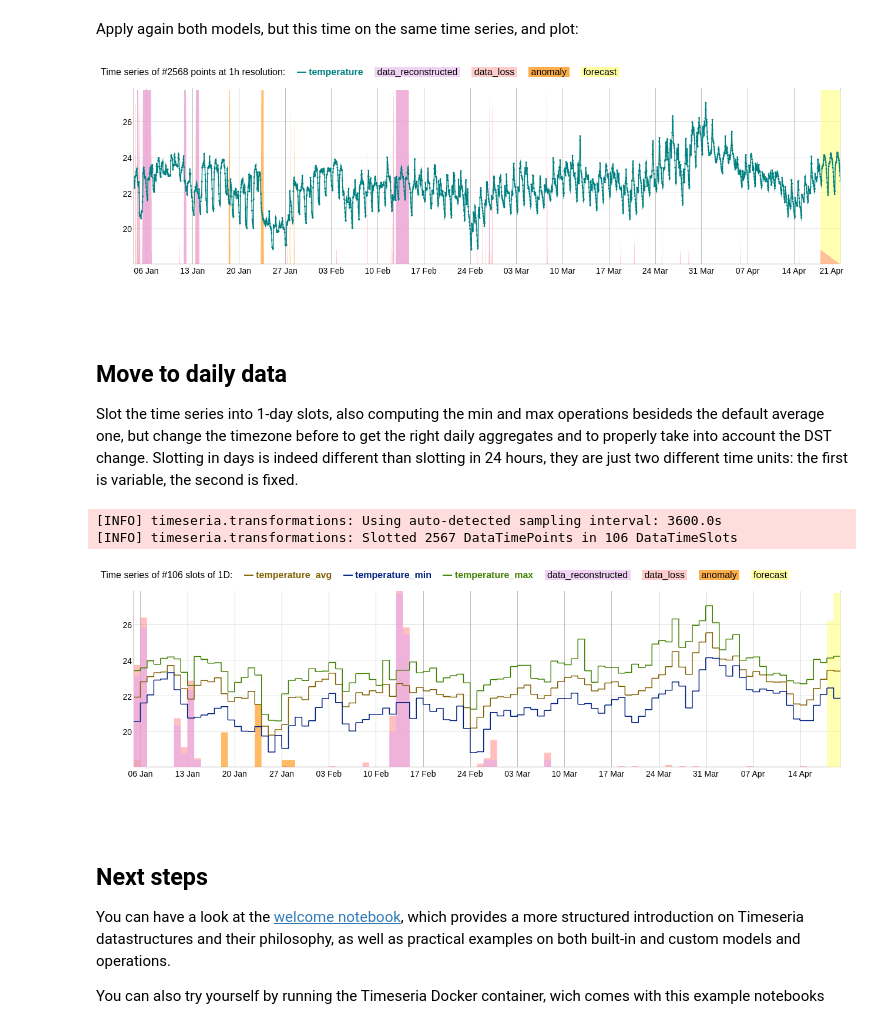
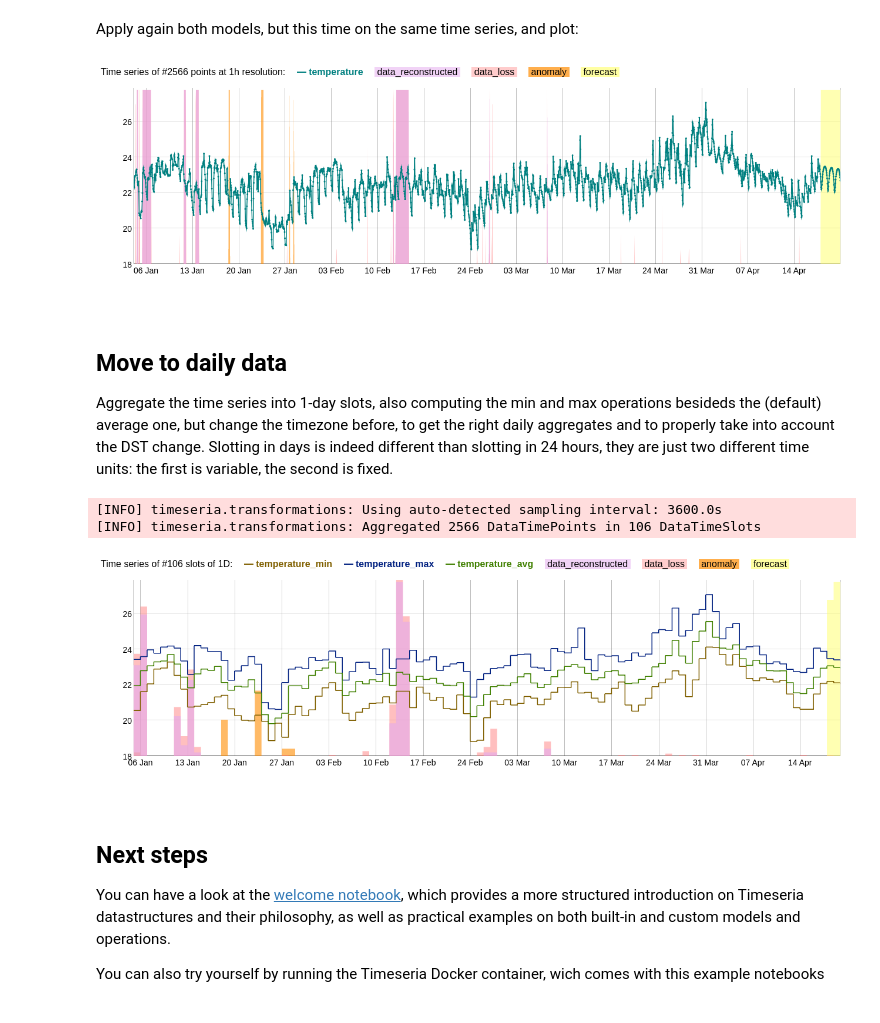
Before and after one commit to sarusso/Timeseria-notebooks, a Jupyter notebook: notebooks/Quickstart.ipynb, the cells around one changed output. Saved outputs shown, nothing was run; the diff lists cells and outputs as text; code cells hidden in the pictures.

```diff
--- a/notebooks/Quickstart.ipynb
+++ b/notebooks/Quickstart.ipynb
@@ -153,24 +149,24 @@ paverage_anomaly_detector.apply(temperature_timeseries).plot()
 Apply again both models, but this time on the same time series, and plot:
 # %%
 anoamaly_temperature_timeseries = paverage_anomaly_detector.apply(temperature_timeseries)
-forecast_and_anomaly_temperature_timeseries = LSTM_forecaster.apply(anoamaly_temperature_timeseries, n=72)
+forecast_and_anomaly_temperature_timeseries = LSTM_forecaster.apply(anoamaly_temperature_timeseries, steps=72)
 forecast_and_anomaly_temperature_timeseries.plot()
 # %% [output]
-[figure, old version]
+[figure, new version]
 # %% [markdown]
 <br/>
 
 ## Move to daily data
 
-Slot the time series into 1-day slots, also computing the min and max operations besideds the default average one, but change the timezone before to get the right daily aggregates and to properly take into account the DST change. Slotting in days is indeed different than slotting in 24 hours, they are just two different time units: the first is variable, the second is fixed.
+Aggregate the time series into 1-day slots, also computing the min and max operations besideds the (default) average one, but change the timezone before, to get the right daily aggregates and to properly take into account the DST change. Slotting in days is indeed different than slotting in 24 hours, they are just two different time units: the first is variable, the second is fixed.
 # %%
 forecast_and_anomaly_temperature_timeseries.change_timezone('Europe/Rome')
-from timeseria.operations import min, max
-forecast_and_anomaly_temperature_timeseries.slot(unit='1D', extra_operations=[min,max]).plot()
+from timeseria.operations import min, max, avg
+forecast_and_anomaly_temperature_timeseries.aggregate(unit='1D', operations=[min,max,avg]).plot()
 # %% [output]
 [INFO] timeseria.transformations: Using auto-detected sampling interval: 3600.0s
-[INFO] timeseria.transformations: Slotted 2567 DataTimePoints in 106 DataTimeSlots
+[INFO] timeseria.transformations: Aggregated 2566 DataTimePoints in 106 DataTimeSlots
-[figure, old version]
+[figure, new version]
 # %% [markdown]
 <br/>
 
```
Also changed, not shown: parts of 14 cells of this notebook, 3 other files.
